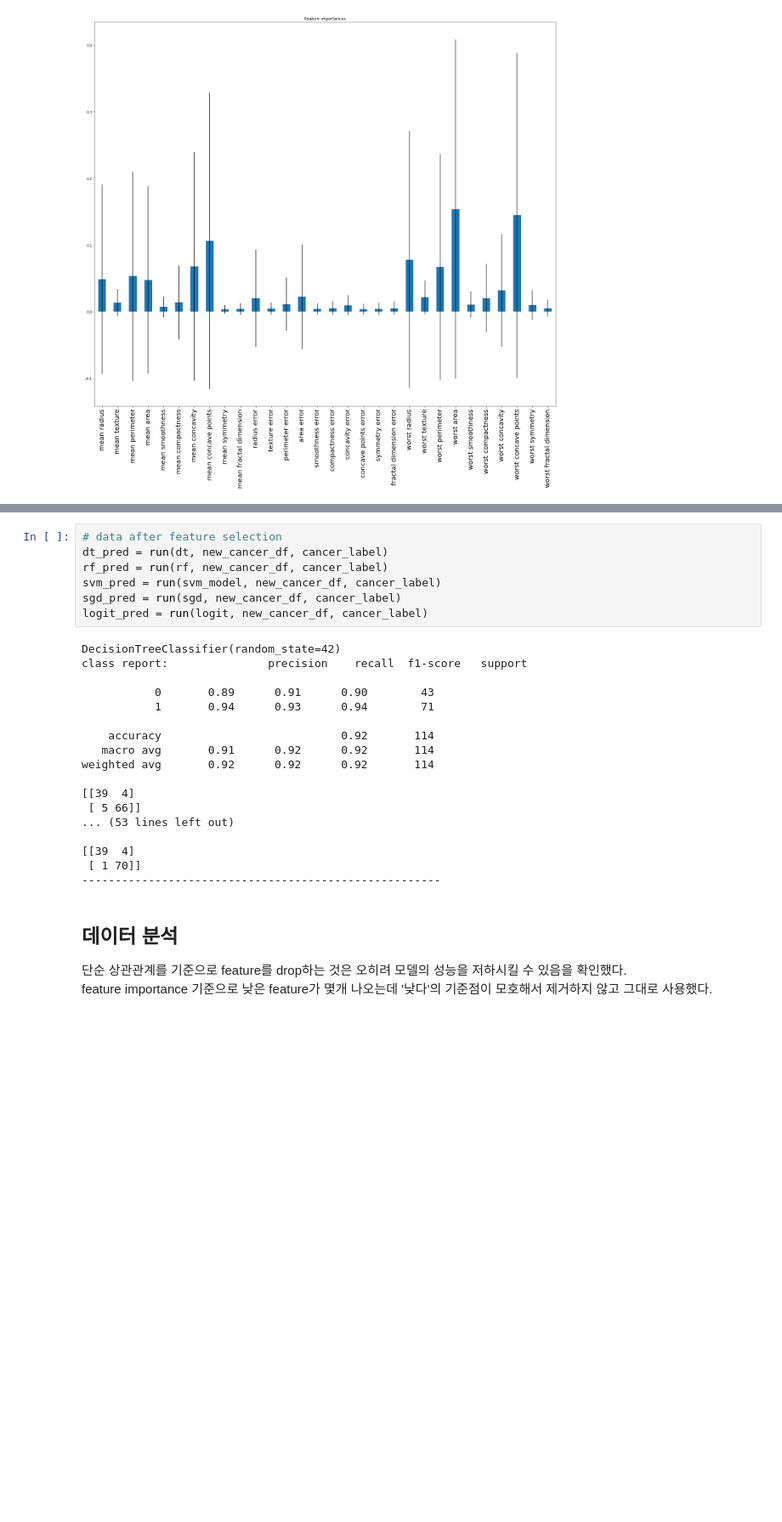
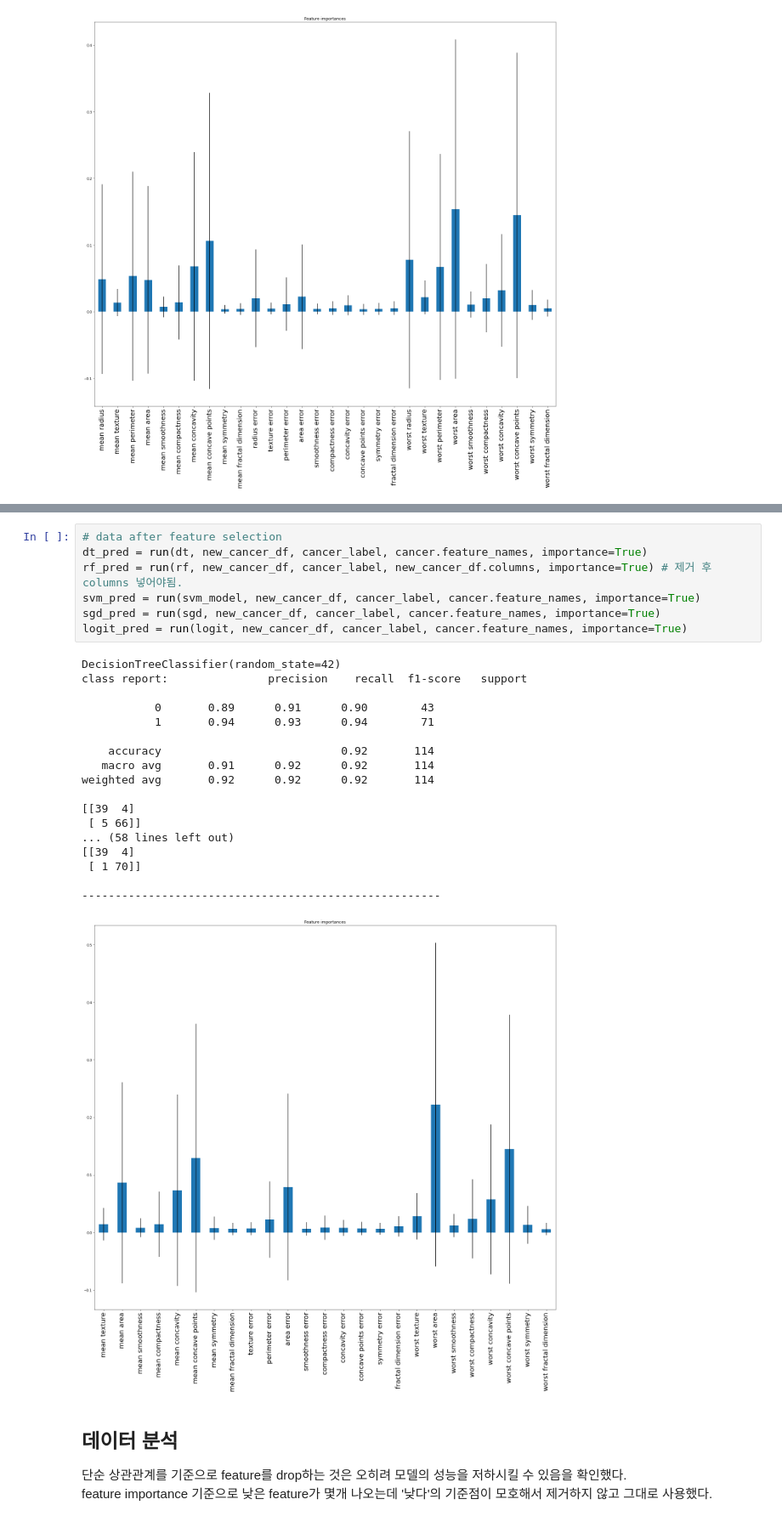
Before and after one commit to del-luna/aiffel, a Jupyter notebook: Exploration/aiffel_exploration_2.ipynb, the cells around one changed output, grey strips where cells are left out. Shown at 85% size. Cells and saved outputs as stored; diff of their text form; blank space fills up the shorter version.

```diff
--- a/Exploration/aiffel_exploration_2.ipynb
+++ b/Exploration/aiffel_exploration_2.ipynb
@@ -278,28 +278,29 @@ weighted avg       0.95      0.95      0.95       114
 # %%
 # data after feature selection
-dt_pred = run(dt, new_cancer_df, cancer_label)
-rf_pred = run(rf, new_cancer_df, cancer_label)
-svm_pred = run(svm_model, new_cancer_df, cancer_label)
-sgd_pred = run(sgd, new_cancer_df, cancer_label)
-logit_pred = run(logit, new_cancer_df, cancer_label)
+dt_pred = run(dt, new_cancer_df, cancer_label, cancer.feature_names, importance=True)
+rf_pred = run(rf, new_cancer_df, cancer_label, new_cancer_df.columns, importance=True) # 제거 후 columns 넣어야됨.
+svm_pred = run(svm_model, new_cancer_df, cancer_label, cancer.feature_names, importance=True)
+sgd_pred = run(sgd, new_cancer_df, cancer_label, cancer.feature_names, importance=True)
+logit_pred = run(logit, new_cancer_df, cancer_label, cancer.feature_names, importance=True)
 # %% [output]
 DecisionTreeClassifier(random_state=42)
 class report:               precision    recall  f1-score   support
 
            0       0.89      0.91      0.90        43
            1       0.94      0.93      0.94        71
 
     accuracy                           0.92       114
    macro avg       0.91      0.92      0.92       114
 weighted avg       0.92      0.92      0.92       114
 
 [[39  4]
  [ 5 66]]
-... (53 lines left out)
-
+... (58 lines left out)
 [[39  4]
  [ 1 70]]
+
 ------------------------------------------------------
+[figure, added]
 # %% [markdown]
 ## 데이터 분석
 
```
Also changed, not shown: parts of 3 cells of this notebook.
